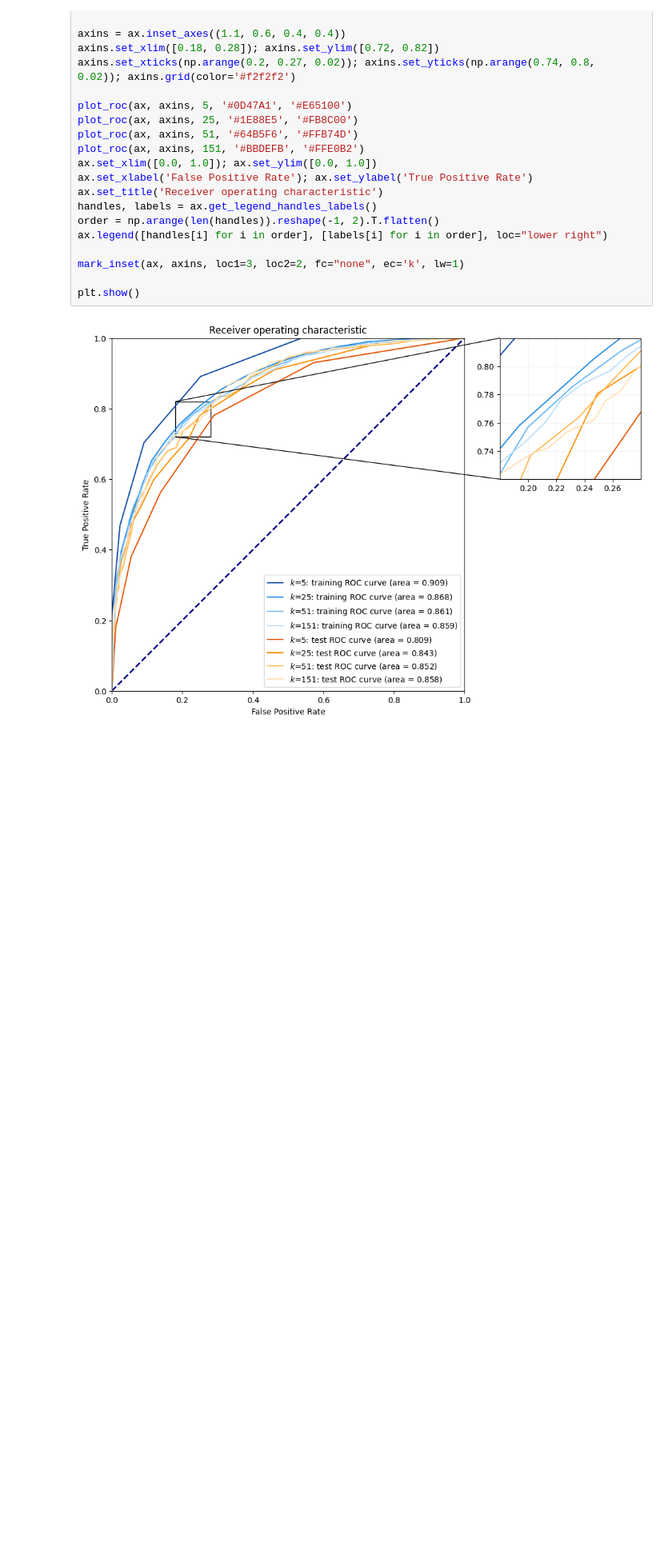
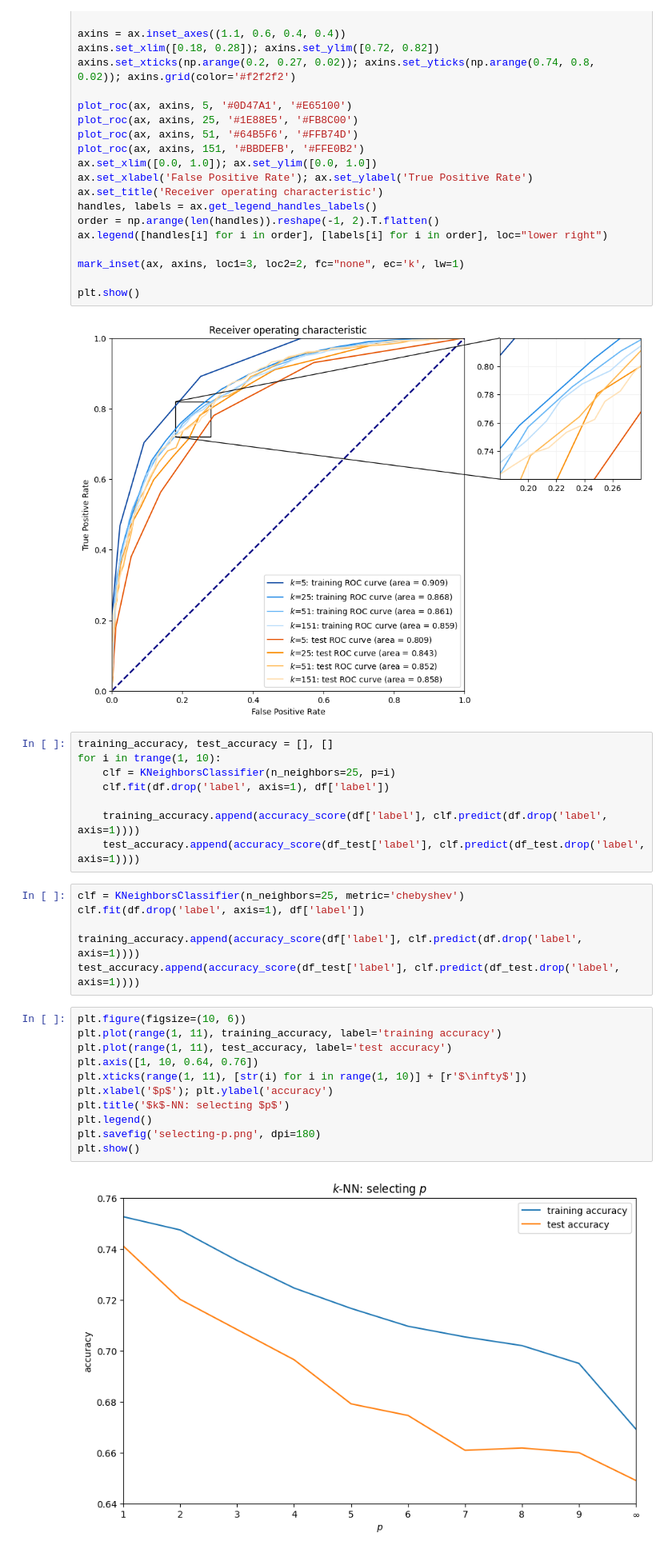
Before and after one commit to BrandNewJimZhang/ml2022fall-homework, a Jupyter notebook: computer exercise/week 3/homework.ipynb, the cells around one changed output. Shown: that part at 80% size. Saved outputs shown, nothing was run; the diff lists cells and outputs as text; blank space fills up the shorter version.

```diff
--- a/computer exercise/week 3/homework.ipynb
+++ b/computer exercise/week 3/homework.ipynb
@@ -81,3 +81,30 @@ mark_inset(ax, axins, loc1=3, loc2=2, fc="none", ec='k', lw=1)
 plt.show()
 # %% [output]
 [figure]
+# %%
+training_accuracy, test_accuracy = [], []
+for i in trange(1, 10):
+    clf = KNeighborsClassifier(n_neighbors=25, p=i)
+    clf.fit(df.drop('label', axis=1), df['label'])
+
+    training_accuracy.append(accuracy_score(df['label'], clf.predict(df.drop('label', axis=1))))
+    test_accuracy.append(accuracy_score(df_test['label'], clf.predict(df_test.drop('label', axis=1))))
+# %%
+clf = KNeighborsClassifier(n_neighbors=25, metric='chebyshev')
+clf.fit(df.drop('label', axis=1), df['label'])
+
+training_accuracy.append(accuracy_score(df['label'], clf.predict(df.drop('label', axis=1))))
+test_accuracy.append(accuracy_score(df_test['label'], clf.predict(df_test.drop('label', axis=1))))
+# %%
+plt.figure(figsize=(10, 6))
+plt.plot(range(1, 11), training_accuracy, label='training accuracy')
+plt.plot(range(1, 11), test_accuracy, label='test accuracy')
+plt.axis([1, 10, 0.64, 0.76])
+plt.xticks(range(1, 11), [str(i) for i in range(1, 10)] + [r'$\infty$'])
+plt.xlabel('$p$'); plt.ylabel('accuracy')
+plt.title('$k$-NN: selecting $p$')
+plt.legend()
+plt.savefig('selecting-p.png', dpi=180)
+plt.show()
+# %% [output]
+[figure, added]
```
Also changed, not shown: parts of 2 cells of this notebook, 5 other files.
